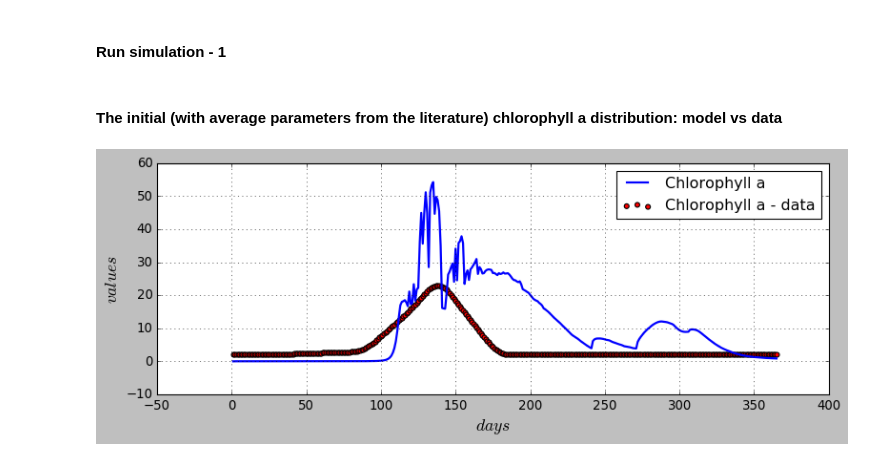
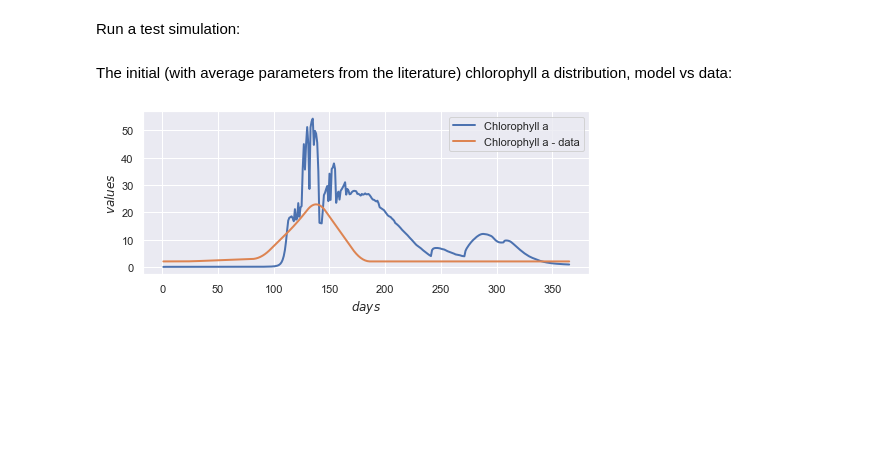
Before and after one commit to limash/Alkalinity_in_the_Wadden_Sea, a Jupyter notebook: s_3_biogeochemical_model_parameters_identification.ipynb, the cells around one changed output. Saved outputs shown, nothing was run; the diff lists cells and outputs as text; code cells hidden in the pictures; blank space fills up the shorter version.

```diff
--- a/s_3_biogeochemical_model_parameters_identification.ipynb
+++ b/s_3_biogeochemical_model_parameters_identification.ipynb
@@ -76,8 +63,8 @@ k_nfix = 0.4; k_nitrif1=0.1; k_nitrif2=0.1; o2s_nf=5; k_anammox=0.8; o2s_dn=10
 #om respiration
 k_pom_dom=0.15; k_omox_o2=1; tref=0
 k_dom_ox=0.1; k_pom_ox=0.002
-# %% [markdown]
-#### Run simulation - 1
+# %% [markdown]
+Run a test simulation:
 # %%
 chl_a, phy_dgrate, rations = bf.calculate(
     depth, k, k_mix, latitude, days, temperature,
@@ -91,8 +78,8 @@ chl_a, phy_dgrate, rations = bf.calculate(
     pom, dom, om_flux,
     k_pom_dom, k_omox_o2, tref, k_dom_ox, k_pom_ox)
 # %% [markdown]
-#### The initial (with average parameters from the literature) chlorophyll a distribution: model vs data
+The initial (with average parameters from the literature) chlorophyll a distribution, model vs data:
 # %%
-pf.plot_double(chl_a,'Chlorophyll a',chl_a_data,'Chlorophyll a - data')
+pf.plot_year_multi((chl_a,'Chlorophyll a'),(chl_a_data,'Chlorophyll a - data'))
 # %% [output]
-[figure, old version]
+[figure, new version]
```
Also changed, not shown: parts of 23 cells of this notebook, 8 other files.
